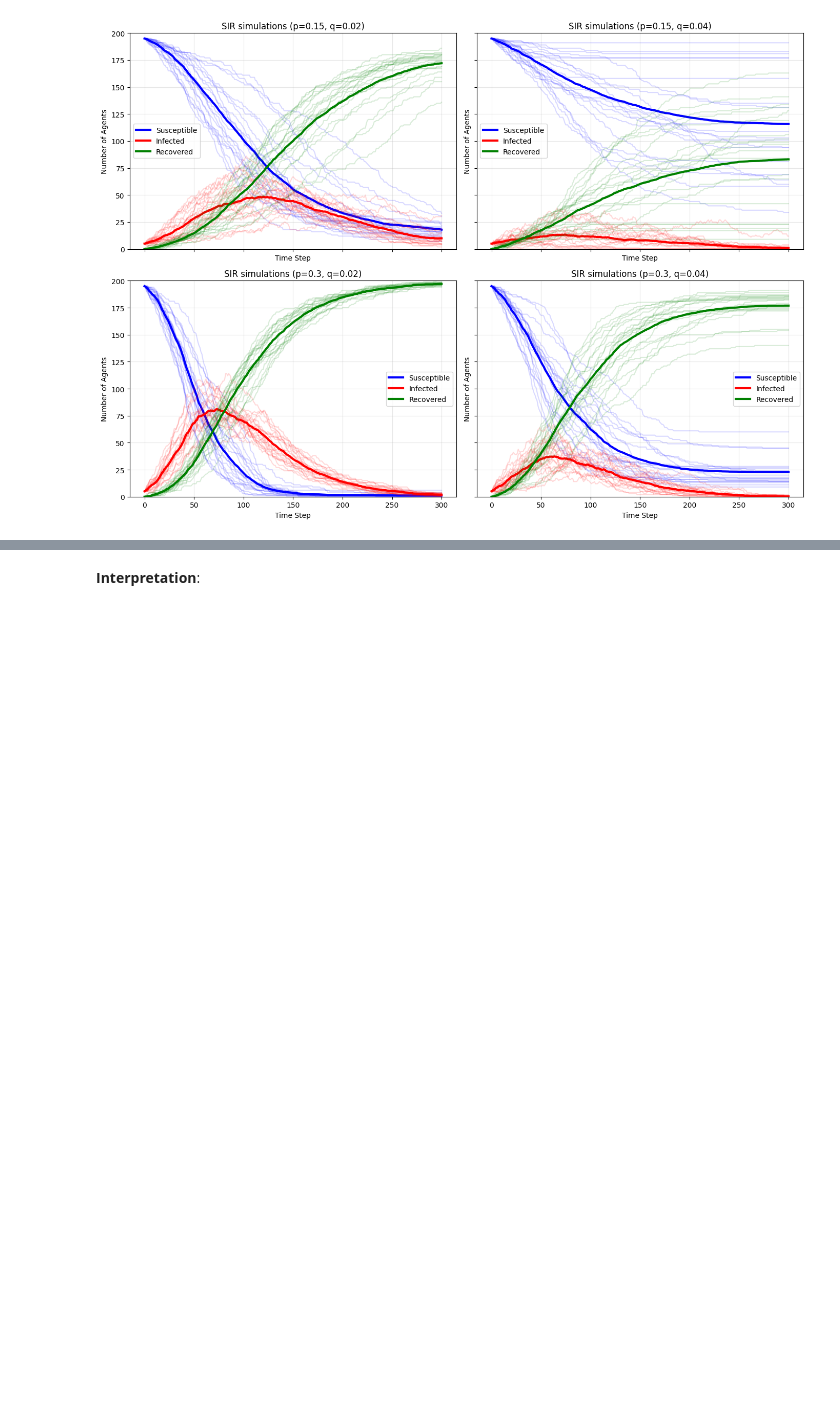
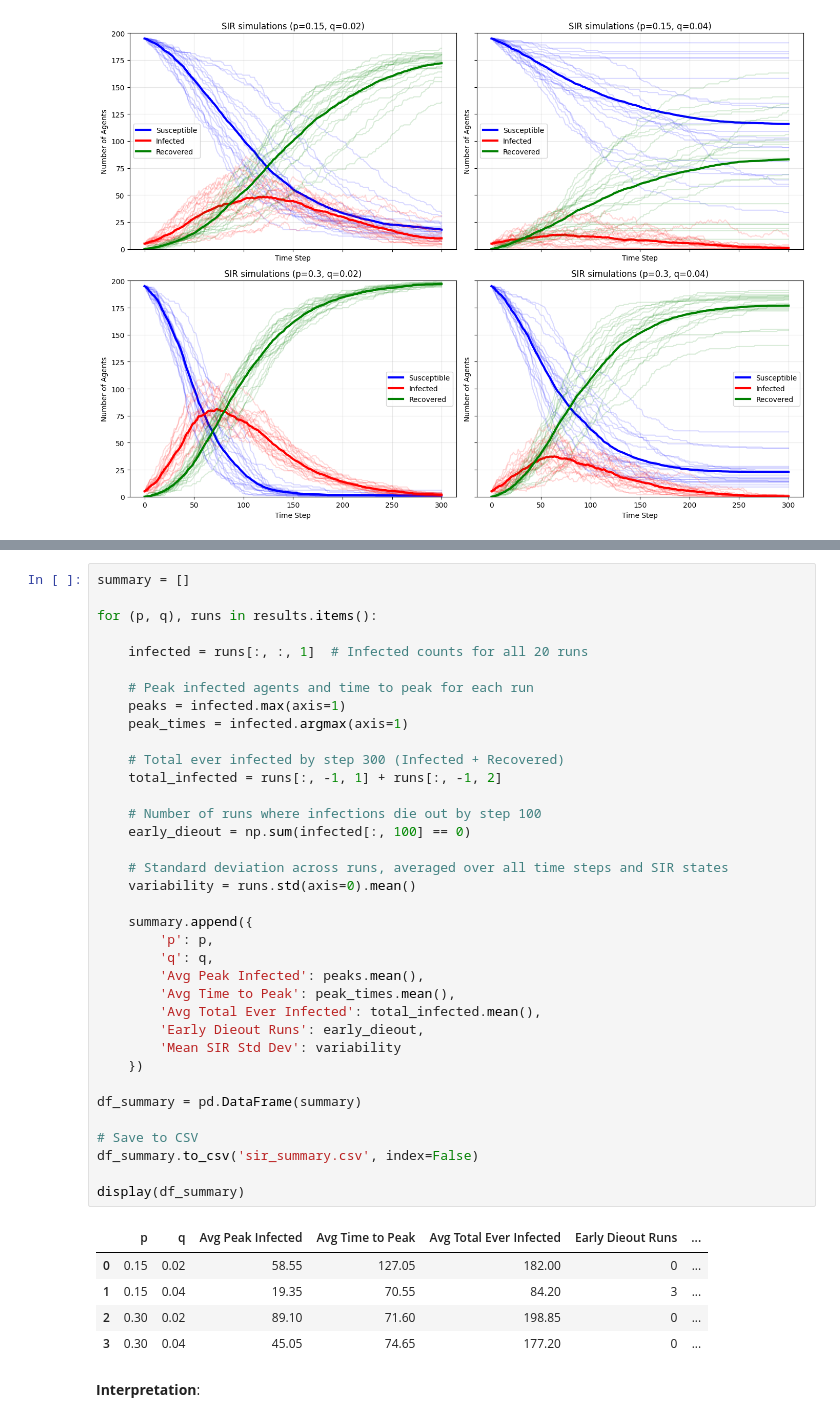
Before and after one commit to JIESIMIN/BMI500_Lecture7HW, a Jupyter notebook: Question2.ipynb, the cells around one changed output, grey strips where cells are left out. Saved outputs shown, nothing was run; the diff lists cells and outputs as text; blank space fills up the shorter version.

```diff
--- a/Question2.ipynb
+++ b/Question2.ipynb
@@ -187,2 +142,44 @@ display(summary_df)
+# %%
+summary = []
+
+for (p, q), runs in results.items():
+
+    infected = runs[:, :, 1]  # Infected counts for all 20 runs
+
+    # Peak infected agents and time to peak for each run
+    peaks = infected.max(axis=1)
+    peak_times = infected.argmax(axis=1)
+
+    # Total ever infected by step 300 (Infected + Recovered)
+    total_infected = runs[:, -1, 1] + runs[:, -1, 2]
+
+    # Number of runs where infections die out by step 100
+    early_dieout = np.sum(infected[:, 100] == 0)
+
+    # Standard deviation across runs, averaged over all time steps and SIR states
+    variability = runs.std(axis=0).mean()
+
+    summary.append({
+        'p': p,
+        'q': q,
+        'Avg Peak Infected': peaks.mean(),
+        'Avg Time to Peak': peak_times.mean(),
+        'Avg Total Ever Infected': total_infected.mean(),
+        'Early Dieout Runs': early_dieout,
+        'Mean SIR Std Dev': variability
+    })
+
+df_summary = pd.DataFrame(summary)
+
+# Save to CSV
+df_summary.to_csv('sir_summary.csv', index=False)
+
+display(df_summary)
+# %% [output]
+|  | p | q | Avg Peak Infected | Avg Time to Peak | Avg Total Ever Infected | Early Dieout Runs | ... |
+| 0 | 0.15 | 0.02 | 58.55 | 127.05 | 182.00 | 0 | ... |
+| 1 | 0.15 | 0.04 | 19.35 | 70.55 | 84.20 | 3 | ... |
+| 2 | 0.30 | 0.02 | 89.10 | 71.60 | 198.85 | 0 | ... |
+| 3 | 0.30 | 0.04 | 45.05 | 74.65 | 177.20 | 0 | ... |
 # %% [markdown]
 **Interpretation**:
```
Also changed, not shown: parts of 1 cell of this notebook, 1 other file.
